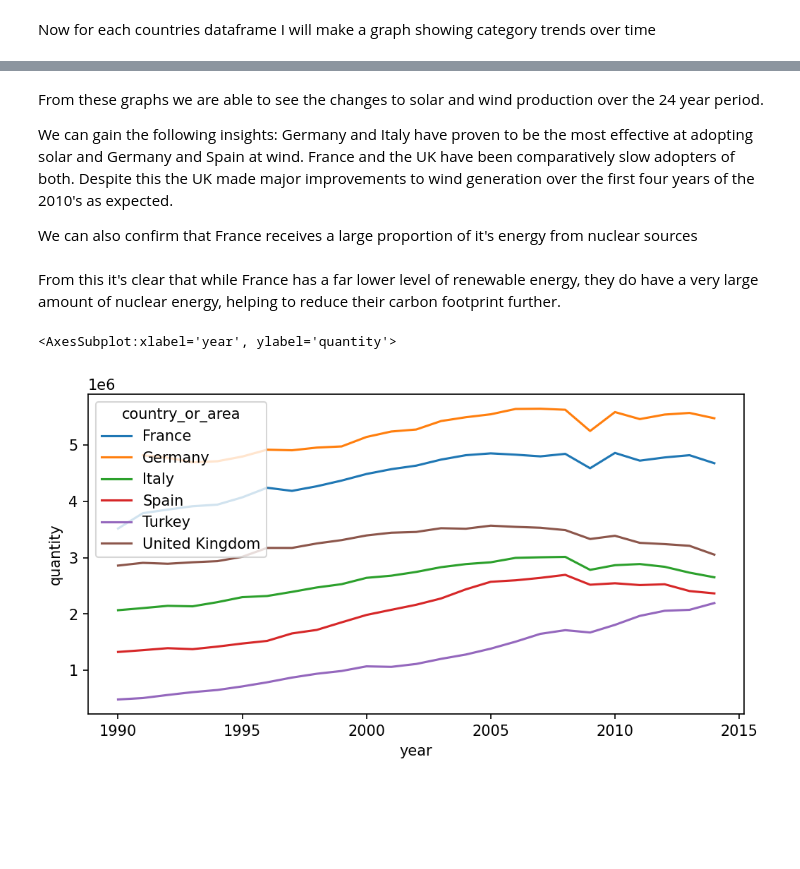
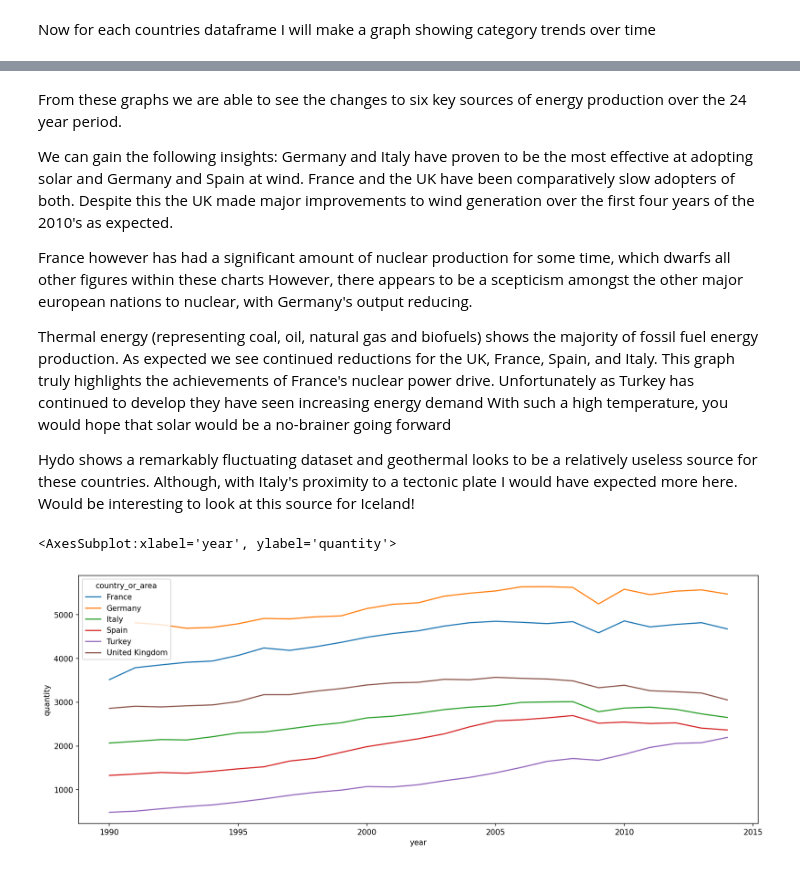
Before and after one commit to See-You-Data/UNInternationalEnergyData, a Jupyter notebook: dan_exploratory_analysis.ipynb, the cells around one changed output, grey strips where cells are left out. Saved outputs shown, nothing was run; the diff lists cells and outputs as text; code cells hidden in the pictures; blank space fills up the shorter version.

```diff
--- a/dan_exploratory_analysis.ipynb
+++ b/dan_exploratory_analysis.ipynb
@@ -243,6 +245,7 @@ The United Kingdom, France, Germany, Spain, Italy, and Turkey.
 # %%
 df_eu = df[df['country_or_area'].isin(['United Kingdom','France','Germany','Italy','Spain','Turkey'])]
 df_eu = df_eu.groupby(['country_or_area','year','category']).sum()
+df_eu['quantity'] = df_eu['quantity'].div(1000)
 df_eu.reset_index(inplace=True)
 df_eu.head()
 # %% [output]
@@ -272,19 +284,28 @@ Text(0.5, 1.0, 'Nuclear energy')
 # %% [markdown]
-From these graphs we are able to see the changes to solar and wind production over the 24 year period.
+From these graphs we are able to see the changes to six key sources of energy production over the 24 year period.
 
 We can gain the following insights:
 Germany and Italy have proven to be the most effective at adopting solar and Germany and Spain at wind.
 France and the UK have been comparatively slow adopters of both.
 Despite this the UK made major improvements to wind generation over the first four years of the 2010's as expected.
 
-We can also confirm that France receives a large proportion of it's energy from nuclear sources
+France however has had a significant amount of nuclear production for some time, which dwarfs all other figures within these charts
+However, there appears to be a scepticism amongst the other major european nations to nuclear, with Germany's output reducing.
+
+Thermal energy (representing coal, oil, natural gas and biofuels) shows the majority of fossil fuel energy production.
+As expected we see continued reductions for the UK, France, Spain, and Italy.
+This graph truly highlights the achievements of France's nuclear power drive.
+Unfortunately as Turkey has continued to develop they have seen increasing energy demand
+    With such a high temperature, you would hope that solar would be a no-brainer going forward
+
+Hydo shows a remarkably fluctuating dataset and geothermal looks to be a relatively useless source for these countries.
+    Although, with Italy's proximity to a tectonic plate I would have expected more here.
+    Would be interesting to look at this source for Iceland!
-# %% [markdown]
-From this it's clear that while France has a far lower level of renewable energy, they do have a very large amount of nuclear energy, helping to reduce their carbon footprint further.
 # %%
 df_eu_total = df_eu[df_eu['category']=='total_electricity']
 plt.rcParams['figure.dpi'] = 150
-f,ax=plt.subplots(1,1,figsize=(8,4))
+f,ax=plt.subplots(1,1,figsize=(16,6))
 sns.lineplot(x=df_eu_total['year'],y=df_eu_total['quantity'],hue=df_eu_total['country_or_area'],ci=None)
 # %% [output]
 <AxesSubplot:xlabel='year', ylabel='quantity'>
-[figure, old version]
+[figure, new version]
```
Also changed, not shown: parts of 4 cells of this notebook.
